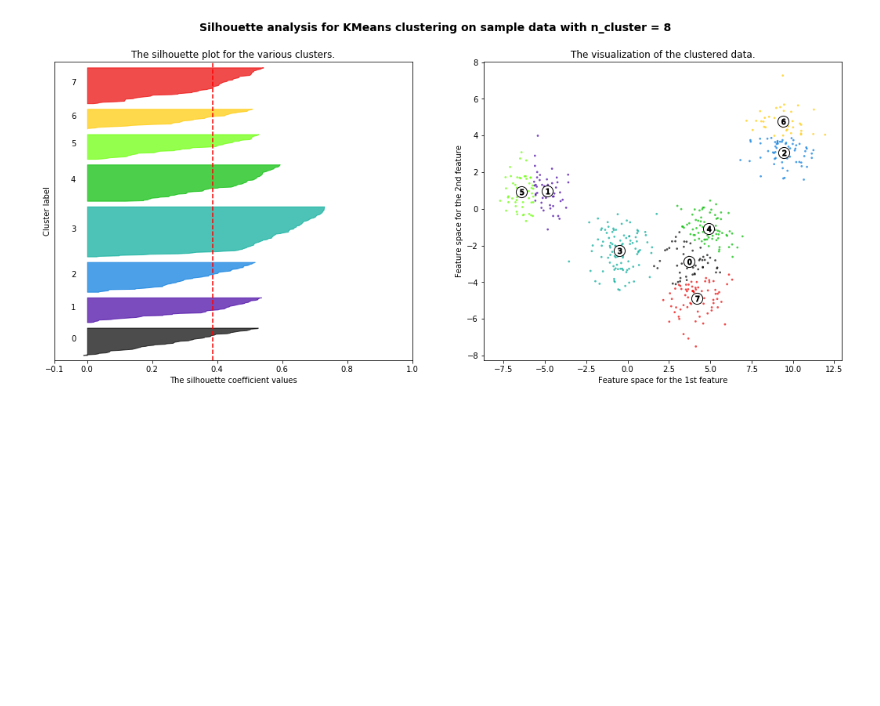
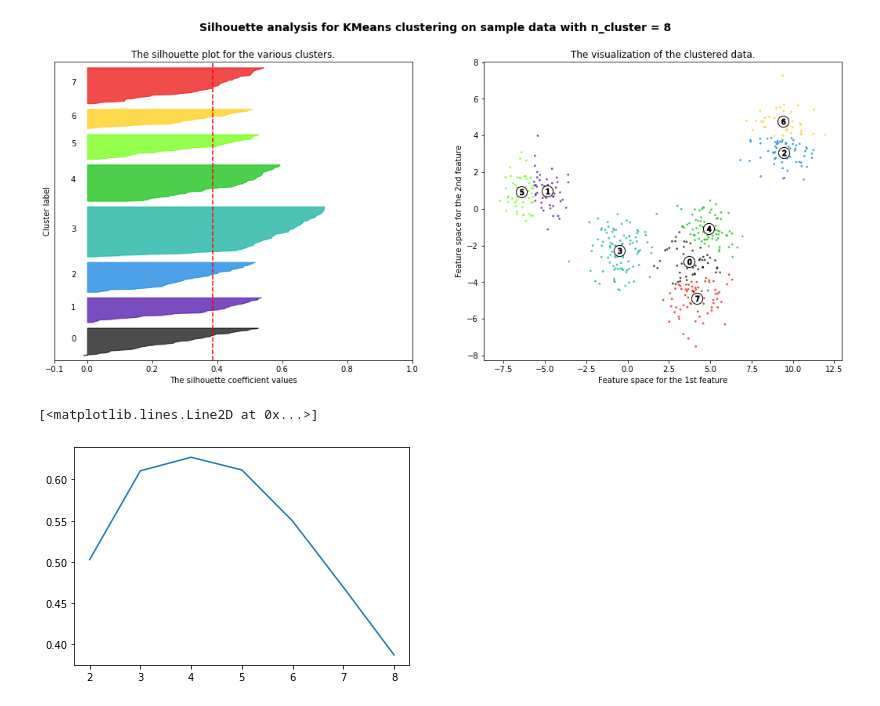
Before and after one commit to Justin900429/4th-ML100Days, a Jupyter notebook: homework/Day_056_kmean_HW.ipynb, the cells around one changed output. Cells and saved outputs as stored; diff of their text form; code cells hidden in the pictures; blank space fills up the shorter version.

```diff
--- a/homework/Day_056_kmean_HW.ipynb
+++ b/homework/Day_056_kmean_HW.ipynb
@@ -43,6 +43,7 @@ X, y = make_blobs(n_samples=500,
 range_n_clusters = [2, 3, 4, 5, 6, 7, 8]
 # %%
 # 計算並繪製輪廓分析的結果
+temp = []
 for n_clusters in range_n_clusters:
     fig, (ax1, ax2) = plt.subplots(1, 2)
     fig.set_size_inches(18, 7)
@@ -55,6 +56,7 @@ for n_clusters in range_n_clusters:
     cluster_labels = clusterer.fit_predict(X)
 
     silhouette_avg = silhouette_score(X, cluster_labels)
+    temp.append(silhouette_avg)
     print("For n_clusters = ", n_clusters, "The average silhouette_score is : ", silhouette_avg)
 
     sample_silhouette_values = silhouette_samples(X, cluster_labels)
@@ -121,3 +123,8 @@ For n_clusters =  8 The average silhouette_score is :  0.3869863703507762
 [figure]
 [figure]
 [figure]
+# %%
+plt.plot(range_n_clusters, temp)
+# %% [output]
+[<matplotlib.lines.Line2D at 0x...>]
+[figure, added]
```
